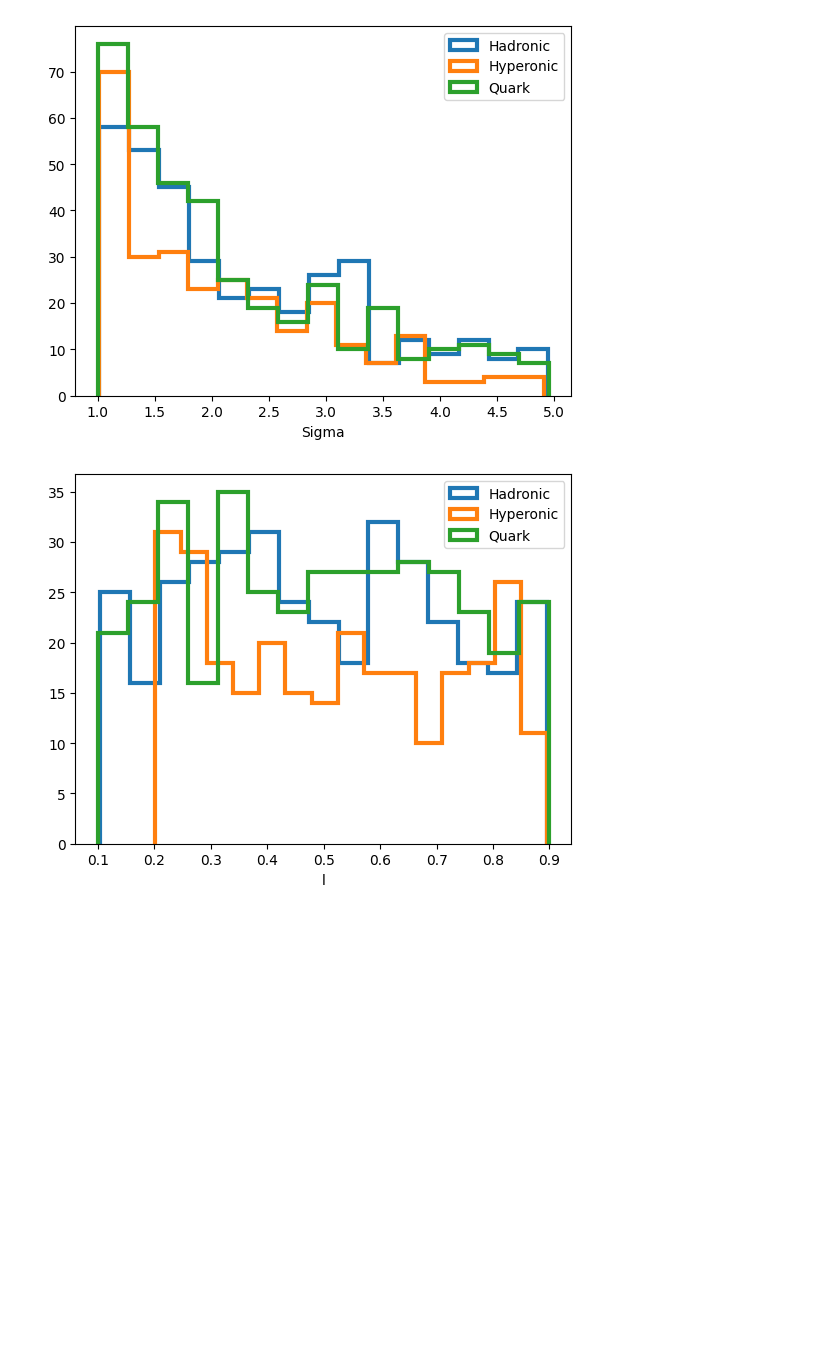
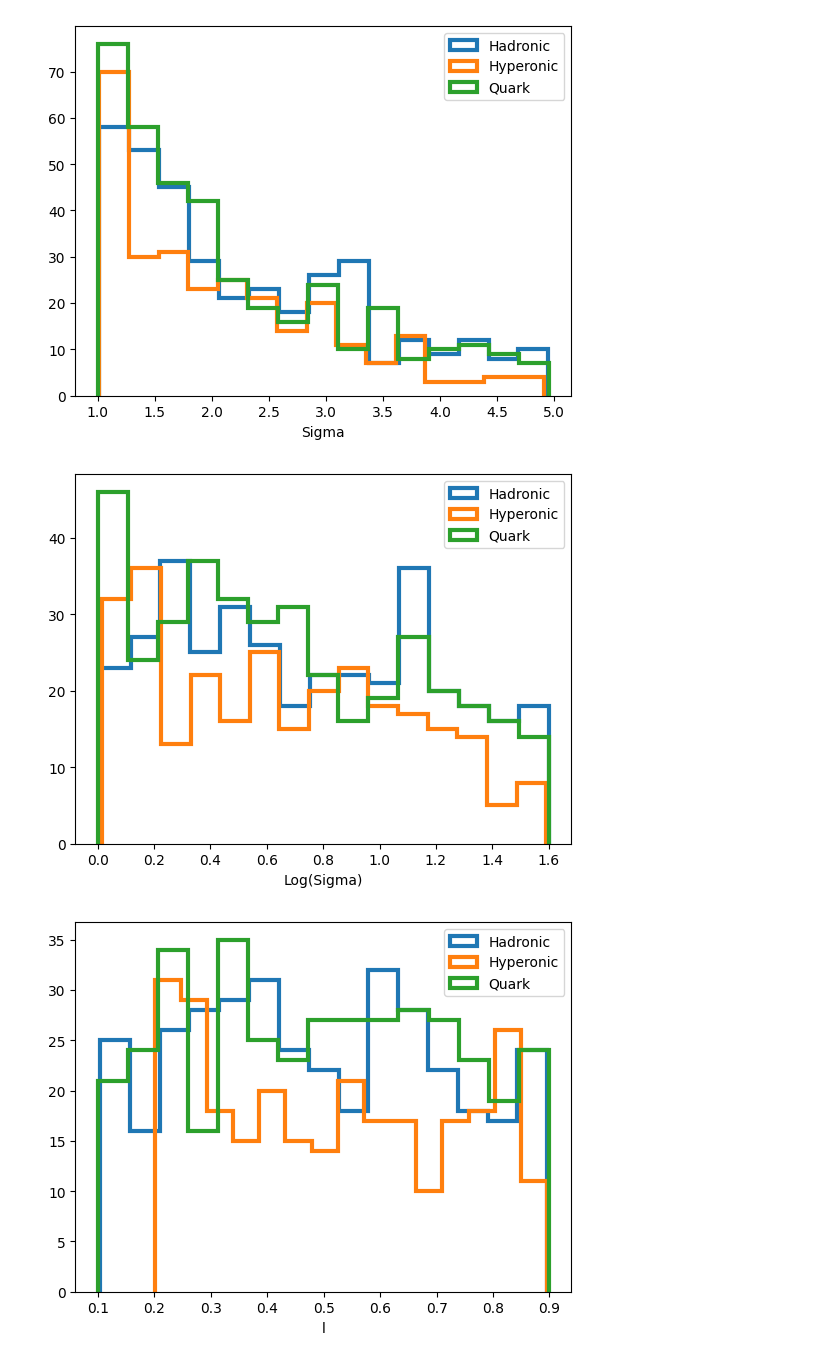
Before and after one commit to eliotfinch/pqcd, a Jupyter notebook: notebooks/inspect_hyperparameters.ipynb, the cells around one changed output. Saved outputs shown, nothing was run; the diff lists cells and outputs as text; code cells hidden in the pictures; blank space fills up the shorter version.

Commit message:
Add histograms for log(sigma) and log(sigma_obs)

```diff
--- a/notebooks/inspect_hyperparameters.ipynb
+++ b/notebooks/inspect_hyperparameters.ipynb
@@ -47,6 +49,18 @@ ax.set_xlabel('Sigma')
 ax.legend();
 # %% [output]
 [figure]
+# %%
+fig, ax = plt.subplots()
+
+ax.hist(np.log(had_hyperparams['sigma']), bins=15, histtype='step', linewidth=3, label='Hadronic')
+ax.hist(np.log(hyp_hyperparams['sigma']), bins=15, histtype='step', linewidth=3, label='Hyperonic')
+ax.hist(np.log(qrk_hyperparams['sigma']), bins=15, histtype='step', linewidth=3, label='Quark')
+
+ax.set_xlabel('Log(Sigma)')
+
+ax.legend();
+# %% [output]
+[figure, added]
 # %%
 fig, ax = plt.subplots()
 
```
Also changed, not shown: parts of 2 cells of this notebook.
